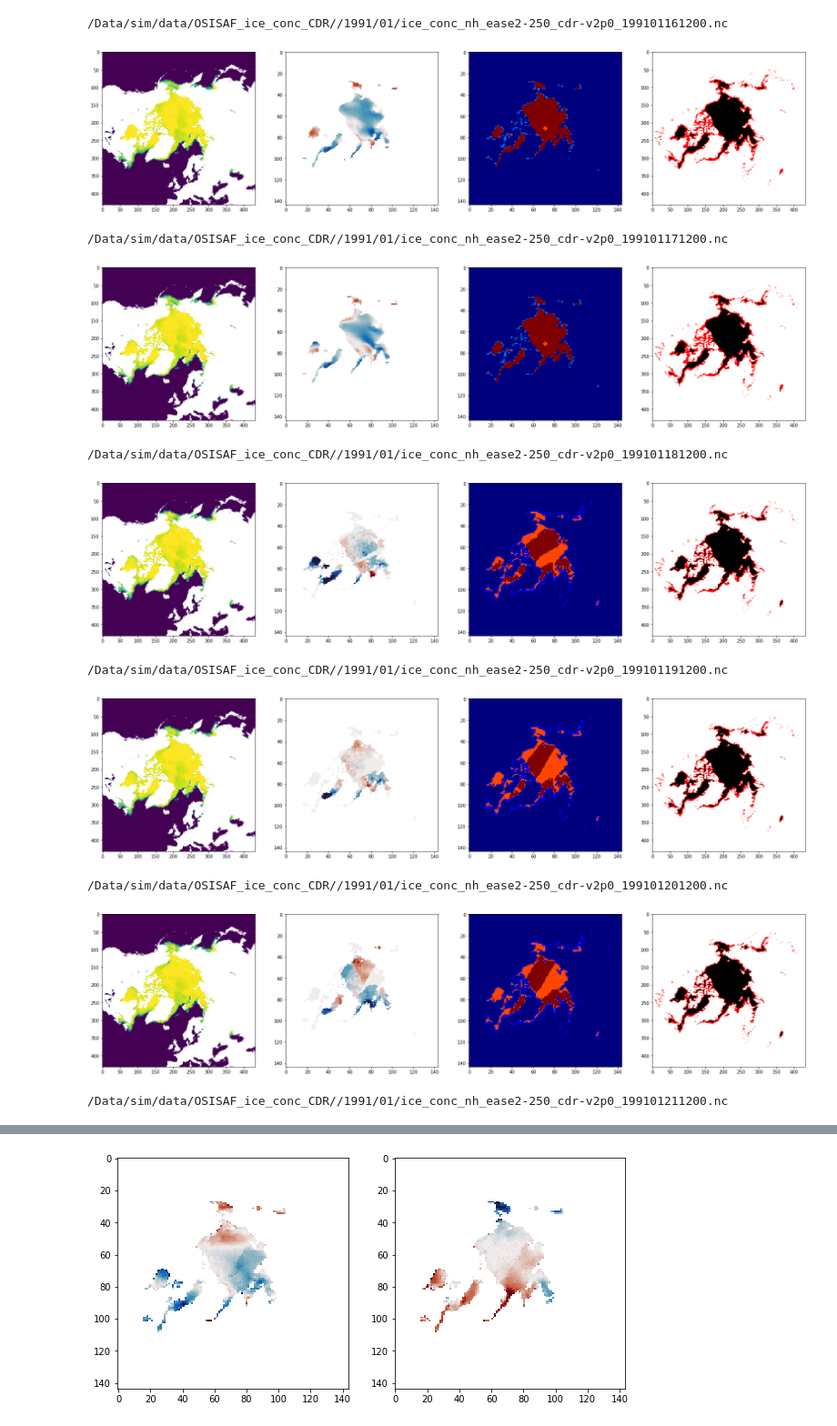
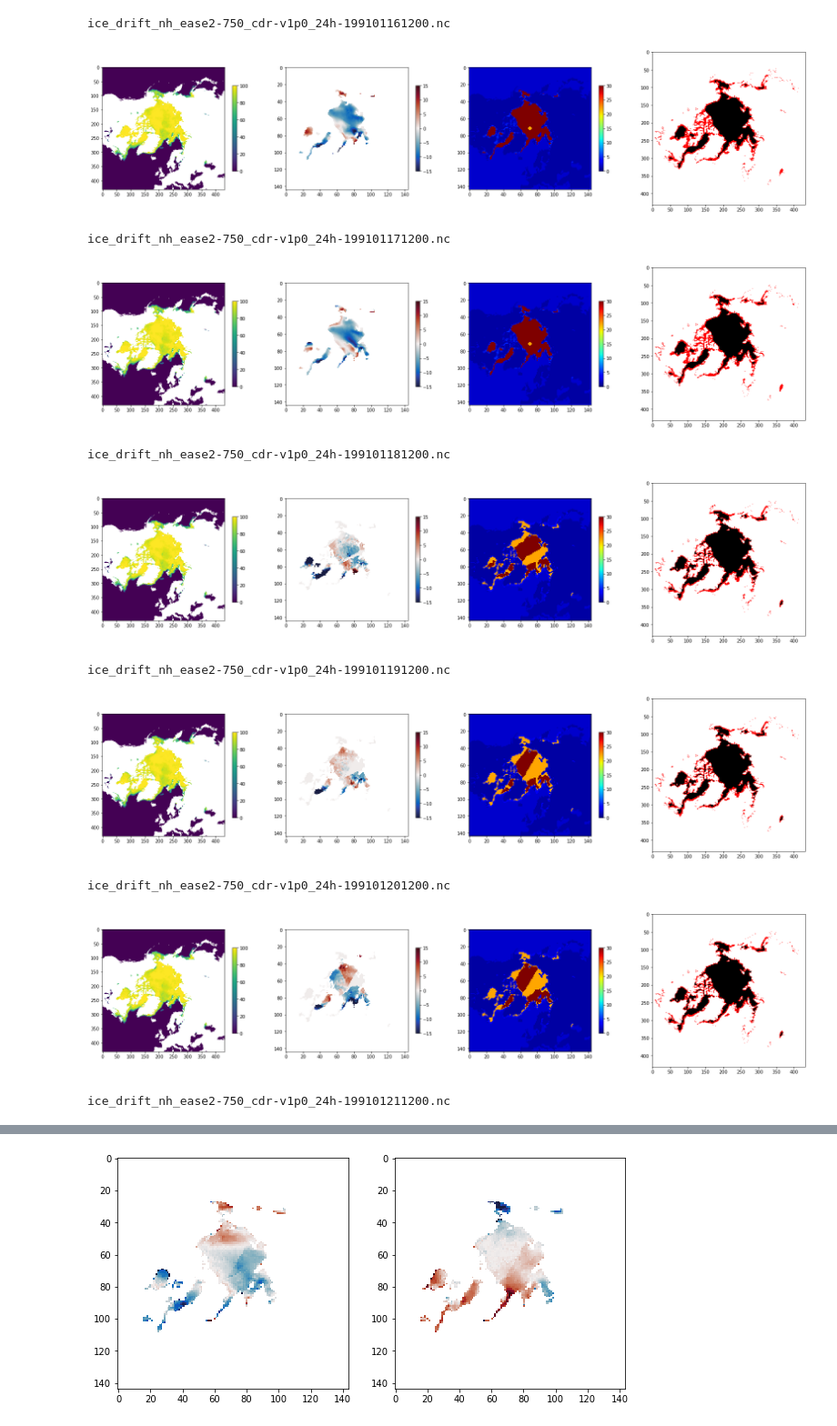
Before and after one commit to nansencenter/sea_ice_age, a Jupyter notebook: cdr_improvement_prototype.ipynb, the cells around one changed output, grey strips where cells are left out. Shown at 91% size. Drawn from its saved outputs; the diff is of its cells as text; code cells hidden in the pictures.

```diff
--- a/cdr_improvement_prototype.ipynb
+++ b/cdr_improvement_prototype.ipynb
@@ -67,43 +68,49 @@ flag_conv[flag_values] = np.arange(flag_values.size)
 # %%
 ddx = []
 ddy = []
 ddflag = []
 
 for sic_file, sid_file in zip(sic_files, sid_files):
-    print(sic_file)
+    print(os.path.basename(sid_file))
     cds = Dataset(sic_file)
     dds = Dataset(sid_file)
     sic = cds['ice_conc'][0].filled(np.nan)
     dx = dds['dX'][0].filled(np.nan)
     dy = dds['dY'][0].filled(np.nan)
     dflag = dds['status_flag'][0]
 
     ddx.append(dx)
     ddy.append(dy)
     ddflag.append(dflag)
 
     fig, ax = plt.subplots(1,4, figsize=(28,7))
-    ax[0].imshow(sic, interpolation='nearest')
-    ax[1].imshow(dx, interpolation='nearest', clim=[-20, 20], cmap=cm.balance)
+    imsh = ax[0].imshow(sic, interpolation='nearest')
+    plt.colorbar(imsh, ax=ax[0], shrink=0.5)
+
+    imsh = ax[1].imshow(dx, interpolation='nearest', clim=[-15, 15], cmap=cm.balance)
+    plt.colorbar(imsh, ax=ax[1], shrink=0.5)
 
     sic_mask = (sic > 0).astype(float)
     sic_mask[sic_mask == 0] = np.nan
 
-    ax[2].imshow(flag_conv[dflag], clim=[2, 14], cmap='jet', interpolation='nearest')
+    imsh = ax[2].imshow(flag_conv[dflag], clim=[2, 14], cmap='jet', interpolation='nearest')
+    imsh = ax[2].imshow(dflag, clim=[0, 30], cmap='jet', interpolation='nearest')
+
+    plt.colorbar(imsh, ax=ax[2], shrink=0.5)
 
     ax[3].imshow(sic_mask, interpolation='nearest', clim=[0,1], cmap='bwr')
     ax[3].imshow(zoom(dx,3,order=0), interpolation='nearest', clim=[100, 110], cmap='gray')
 
     plt.show()
 # %% [output]
-/Data/sim/data/OSISAF_ice_conc_CDR//1991/01/ice_conc_nh_ease2-250_cdr-v2p0_199101161200.nc
+ice_drift_nh_ease2-750_cdr-v1p0_24h-199101161200.nc
-[figure, old version]
+[figure, new version]
-/Data/sim/data/OSISAF_ice_conc_CDR//1991/01/ice_conc_nh_ease2-250_cdr-v2p0_199101171200.nc
+ice_drift_nh_ease2-750_cdr-v1p0_24h-199101171200.nc
-[figure, old version]
+[figure, new version]
-/Data/sim/data/OSISAF_ice_conc_CDR//1991/01/ice_conc_nh_ease2-250_cdr-v2p0_199101181200.nc
+ice_drift_nh_ease2-750_cdr-v1p0_24h-199101181200.nc
-[figure, old version]
+[figure, new version]
-/Data/sim/data/OSISAF_ice_conc_CDR//1991/01/ice_conc_nh_ease2-250_cdr-v2p0_199101191200.nc
+ice_drift_nh_ease2-750_cdr-v1p0_24h-199101191200.nc
-[figure, old version]
+[figure, new version]
-/Data/sim/data/OSISAF_ice_conc_CDR//1991/01/ice_conc_nh_ease2-250_cdr-v2p0_199101201200.nc
+ice_drift_nh_ease2-750_cdr-v1p0_24h-199101201200.nc
-[figure, old version]
+[figure, new version]
-/Data/sim/data/OSISAF_ice_conc_CDR//1991/01/ice_conc_nh_ease2-250_cdr-v2p0_199101211200.nc
+ice_drift_nh_ease2-750_cdr-v1p0_24h-199101211200.nc
```
Also changed, not shown: parts of 2 cells of this notebook, 4 other files.
